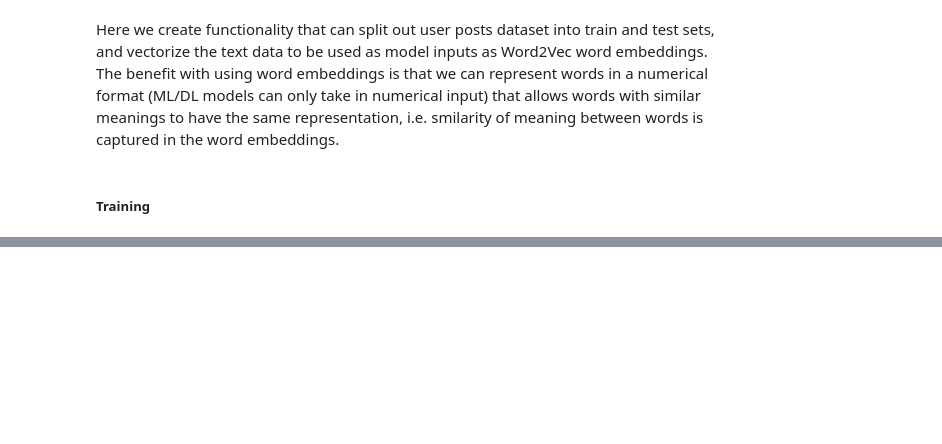
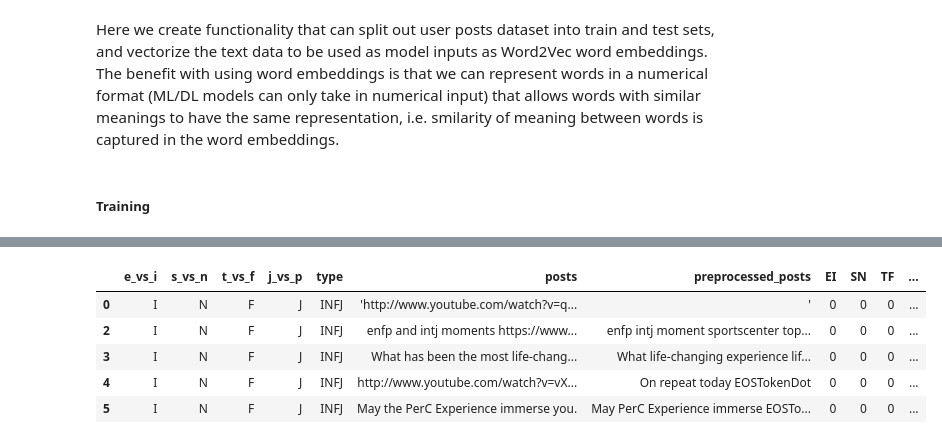
Before and after one commit to slouie88/myers_briggs_personalities, a Jupyter notebook: myers_briggs_model_development.ipynb, the cells around one changed output, grey strips where cells are left out. Cells and saved outputs as stored; diff of their text form; code cells hidden in the pictures; blank space fills up the shorter version.

```diff
--- a/myers_briggs_model_development.ipynb
+++ b/myers_briggs_model_development.ipynb
@@ -509,0 +553,13 @@ plt.show()
+# %%
+import pandas as pd
+import numpy as np
+import os
+import re
+import nltk
+from itertools import zip_longest
+from nltk.stem import WordNetLemmatizer
+from nltk.tokenize import word_tokenize
+from nltk.corpus import stopwords
+
+nltk.download("stopwords")
+stop_words = set(stopwords.words('english'))
@@ -509,0 +751,10 @@ plt.show()
+# %%
+df = preprocess_dataset()
+df.head()
+# %% [output]
+|  | e_vs_i | s_vs_n | t_vs_f | j_vs_p | type | posts | preprocessed_posts | EI | SN | TF | ... |
+| 0 | I | N | F | J | INFJ | 'http://www.youtube.com/watch?v=q... | ' | 0 | 0 | 0 | ... |
+| 2 | I | N | F | J | INFJ | enfp and intj moments https://www... | enfp intj moment sportscenter top... | 0 | 0 | 0 | ... |
+| 3 | I | N | F | J | INFJ | What has been the most life-chang... | What life-changing experience lif... | 0 | 0 | 0 | ... |
+| 4 | I | N | F | J | INFJ | http://www.youtube.com/watch?v=vX... | On repeat today EOSTokenDot | 0 | 0 | 0 | ... |
+| 5 | I | N | F | J | INFJ | May the PerC Experience immerse you. | May PerC Experience immerse EOSTo... | 0 | 0 | 0 | ... |
```
Also changed, not shown: parts of 25 cells of this notebook.
